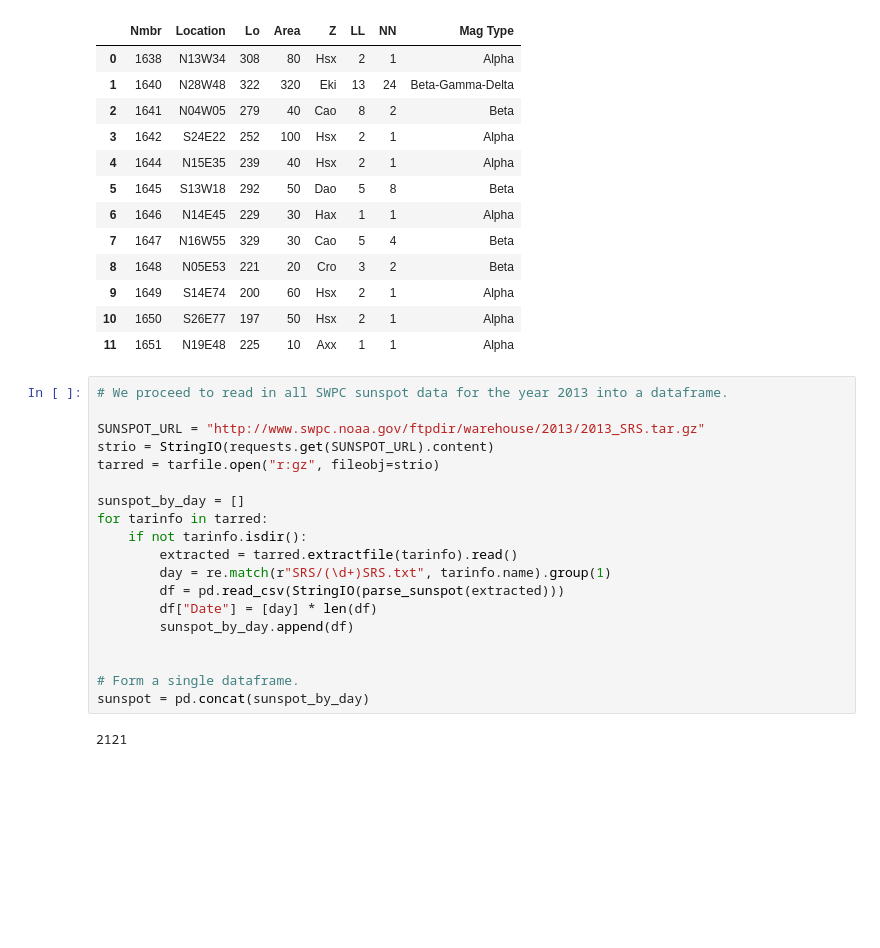
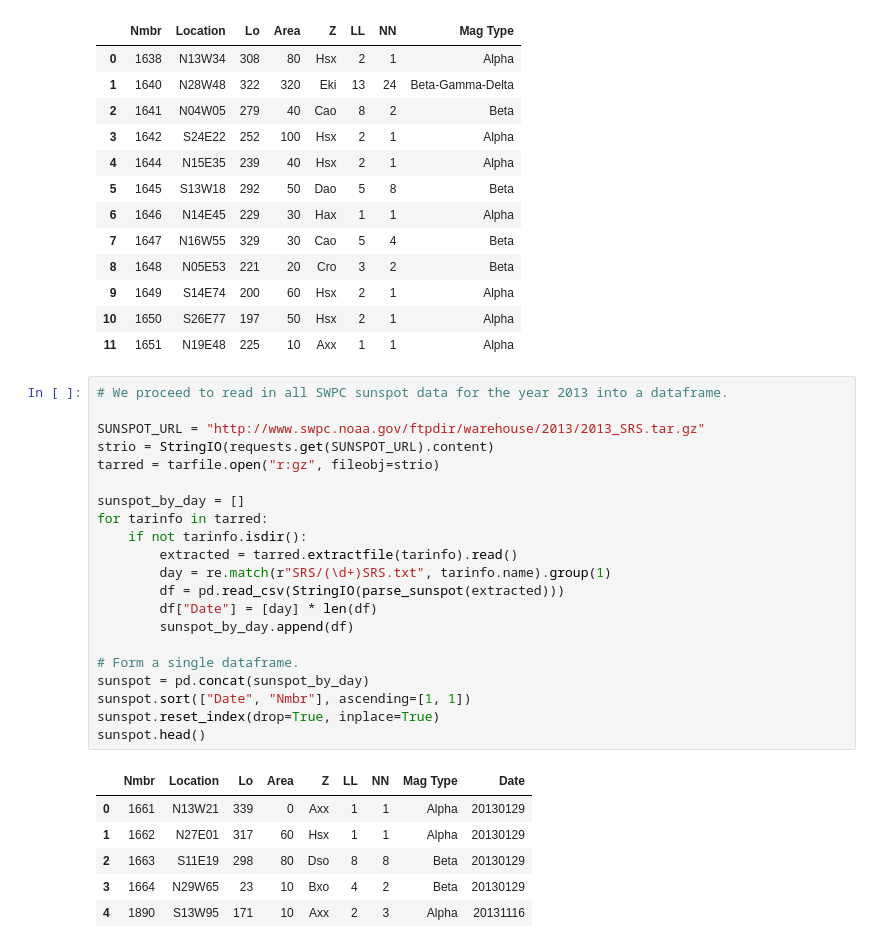
Before and after one commit to Nschanche/Flare_peaks, a Jupyter notebook: flare_project.ipynb, the cells around one changed output. Drawn from its saved outputs; the diff is of its cells as text; blank space fills up the shorter version.

Commit message:
Sort swpc data by date.

```diff
--- a/flare_project.ipynb
+++ b/flare_project.ipynb
@@ -334,21 +335,28 @@ pd.read_csv(StringIO(parse_sunspot(sunspot_test)))
 # %%
 # We proceed to read in all SWPC sunspot data for the year 2013 into a dataframe.
 
 SUNSPOT_URL = "http://www.swpc.noaa.gov/ftpdir/warehouse/2013/2013_SRS.tar.gz"
 strio = StringIO(requests.get(SUNSPOT_URL).content)
 tarred = tarfile.open("r:gz", fileobj=strio)
 
 sunspot_by_day = []
 for tarinfo in tarred:
     if not tarinfo.isdir():
         extracted = tarred.extractfile(tarinfo).read()
         day = re.match(r"SRS/(\d+)SRS.txt", tarinfo.name).group(1)
         df = pd.read_csv(StringIO(parse_sunspot(extracted)))
         df["Date"] = [day] * len(df)
         sunspot_by_day.append(df)
 
-
 # Form a single dataframe.
 sunspot = pd.concat(sunspot_by_day)
+sunspot.sort(["Date", "Nmbr"], ascending=[1, 1])
+sunspot.reset_index(drop=True, inplace=True)
+sunspot.head()
 # %% [output]
-2121
+|  | Nmbr | Location | Lo | Area | Z | LL | NN | Mag Type | Date |
+| 0 | 1661 | N13W21 | 339 | 0 | Axx | 1 | 1 | Alpha | 20130129 |
+| 1 | 1662 | N27E01 | 317 | 60 | Hsx | 1 | 1 | Alpha | 20130129 |
+| 2 | 1663 | S11E19 | 298 | 80 | Dso | 8 | 8 | Beta | 20130129 |
+| 3 | 1664 | N29W65 | 23 | 10 | Bxo | 4 | 2 | Beta | 20130129 |
+| 4 | 1890 | S13W95 | 171 | 10 | Axx | 2 | 3 | Alpha | 20131116 |
```
Also changed, not shown: parts of 1 cell of this notebook.
